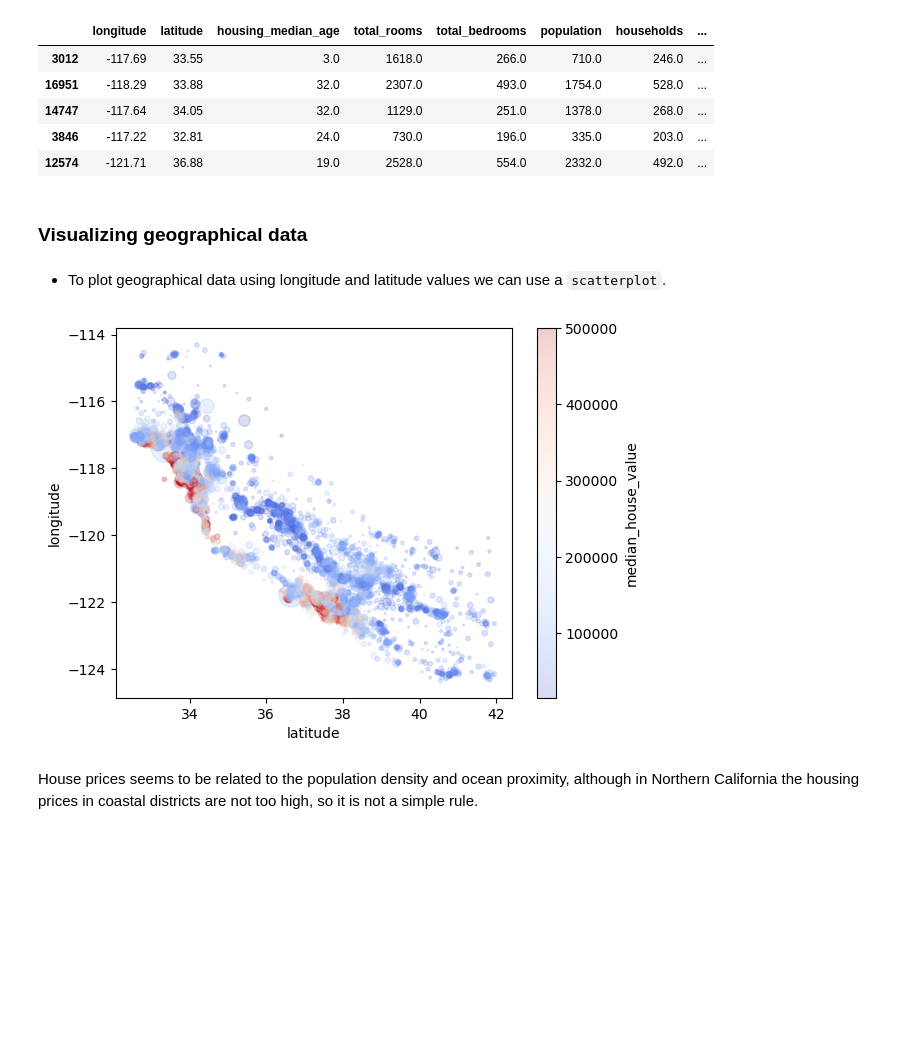
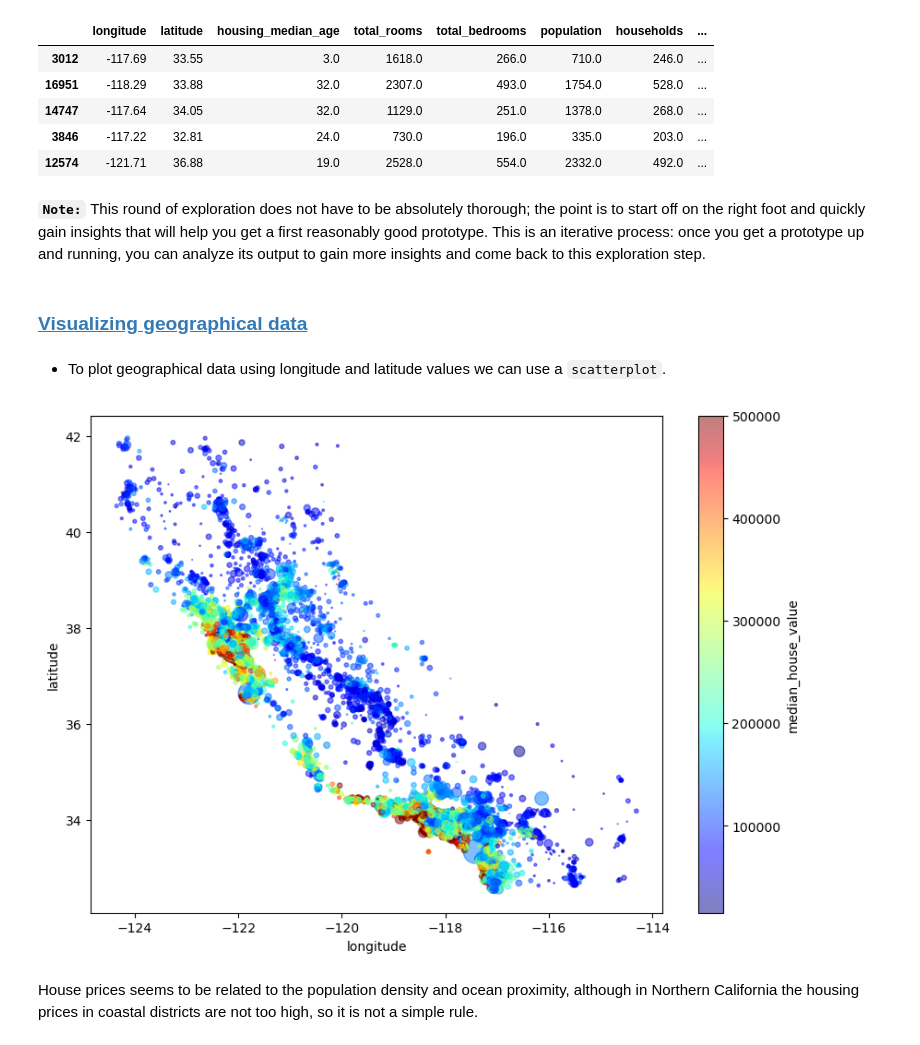
Before and after one commit to AindreaAjax/ML_Introduction, a Jupyter notebook: ML_Basics/03_End_to_End_ML_Project.ipynb, the cells around one changed output. Saved outputs shown, nothing was run; the diff lists cells and outputs as text; code cells hidden in the pictures; blank space fills up the shorter version.

Commit message:
[sec] Explore and visualize the data to gain insights

```diff
--- a/ML_Basics/03_End_to_End_ML_Project.ipynb
+++ b/ML_Basics/03_End_to_End_ML_Project.ipynb
@@ -348,8 +352,11 @@ housing_exp.head()
 | 14747 | -117.64 | 34.05 | 32.0 | 1129.0 | 251.0 | 1378.0 | 268.0 | ... |
 | 3846 | -117.22 | 32.81 | 24.0 | 730.0 | 196.0 | 335.0 | 203.0 | ... |
 | 12574 | -121.71 | 36.88 | 19.0 | 2528.0 | 554.0 | 2332.0 | 492.0 | ... |
+# %% [markdown]
+**`Note:`** This round of exploration does not have to be absolutely thorough; the point is to start off on the right foot and quickly gain insights that will help you get a first reasonably good prototype. This is an iterative process: once you get a prototype
+up and running, you can analyze its output to gain more insights and come back to this exploration step.
 # %% [markdown]
-### Visualizing geographical data
+### <a id='toc6_1_'></a>[Visualizing geographical data](#toc0_)
 # %% [markdown]
 - To plot geographical data using longitude and latitude values we can use a `scatterplot`.
 # %%
@@ -361,20 +368,21 @@ warnings.filterwarnings("ignore")
 # %%
 fig, ax = plt.subplots()
 housing_exp.plot(
     kind="scatter",
-    x="latitude",
-    y="longitude",
-    alpha=0.2,
+    x="longitude",
+    y="latitude",
     s=housing_exp["population"] / 100,
     c="median_house_value",
-    cmap="coolwarm",
+    cmap="jet",
     colorbar=True,
     legend=True,
     ax=ax,
+    figsize=(10, 7),
+    alpha=0.5
 )
 plt.show()
 # %% [output]
-[figure, old version]
+[figure, new version]
 # %% [markdown]
 House prices seems to be related to the population density and ocean proximity, although in Northern California the housing prices in coastal districts are not too high, so it is not a simple rule.
 # %% [markdown]
```
Also changed, not shown: parts of 23 cells of this notebook.
